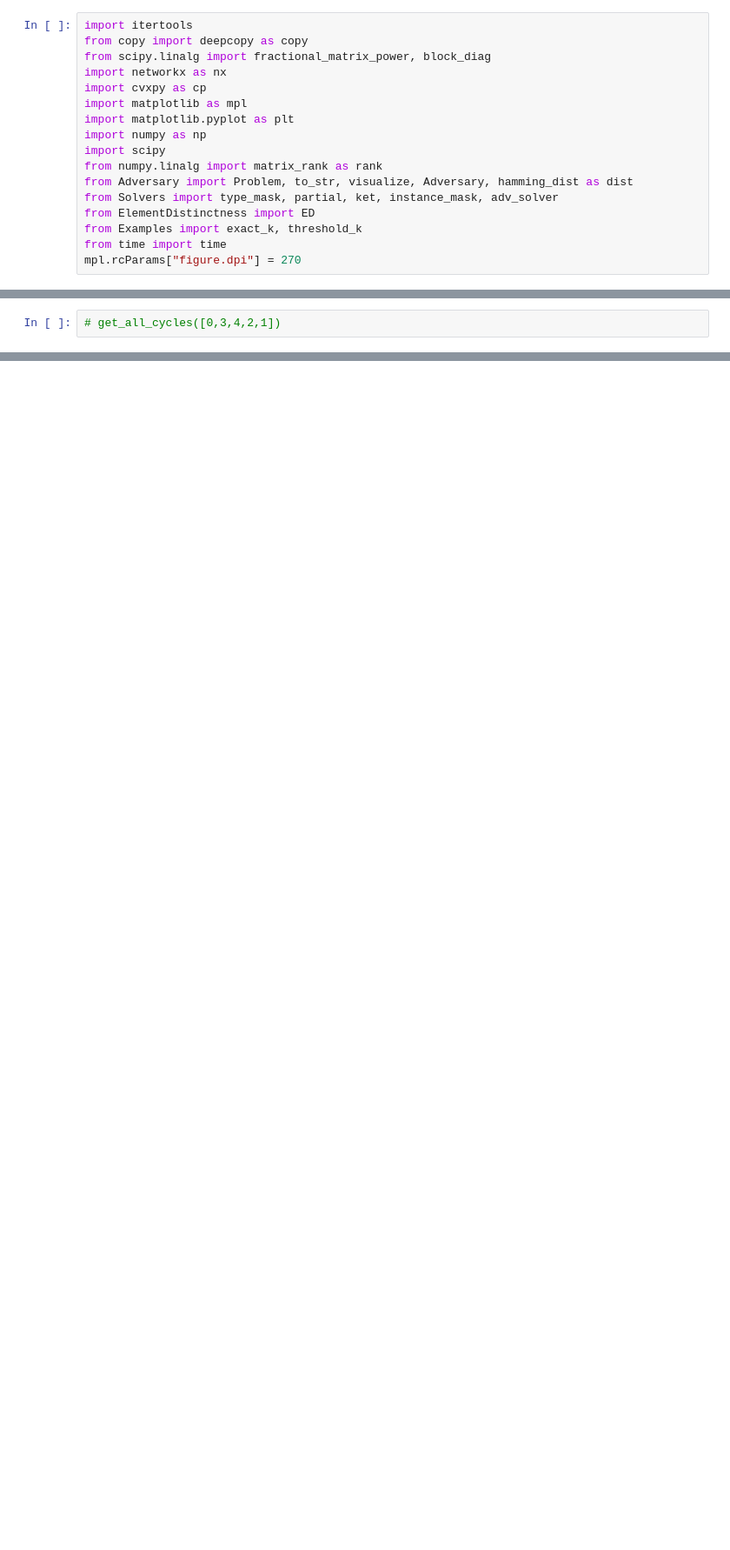
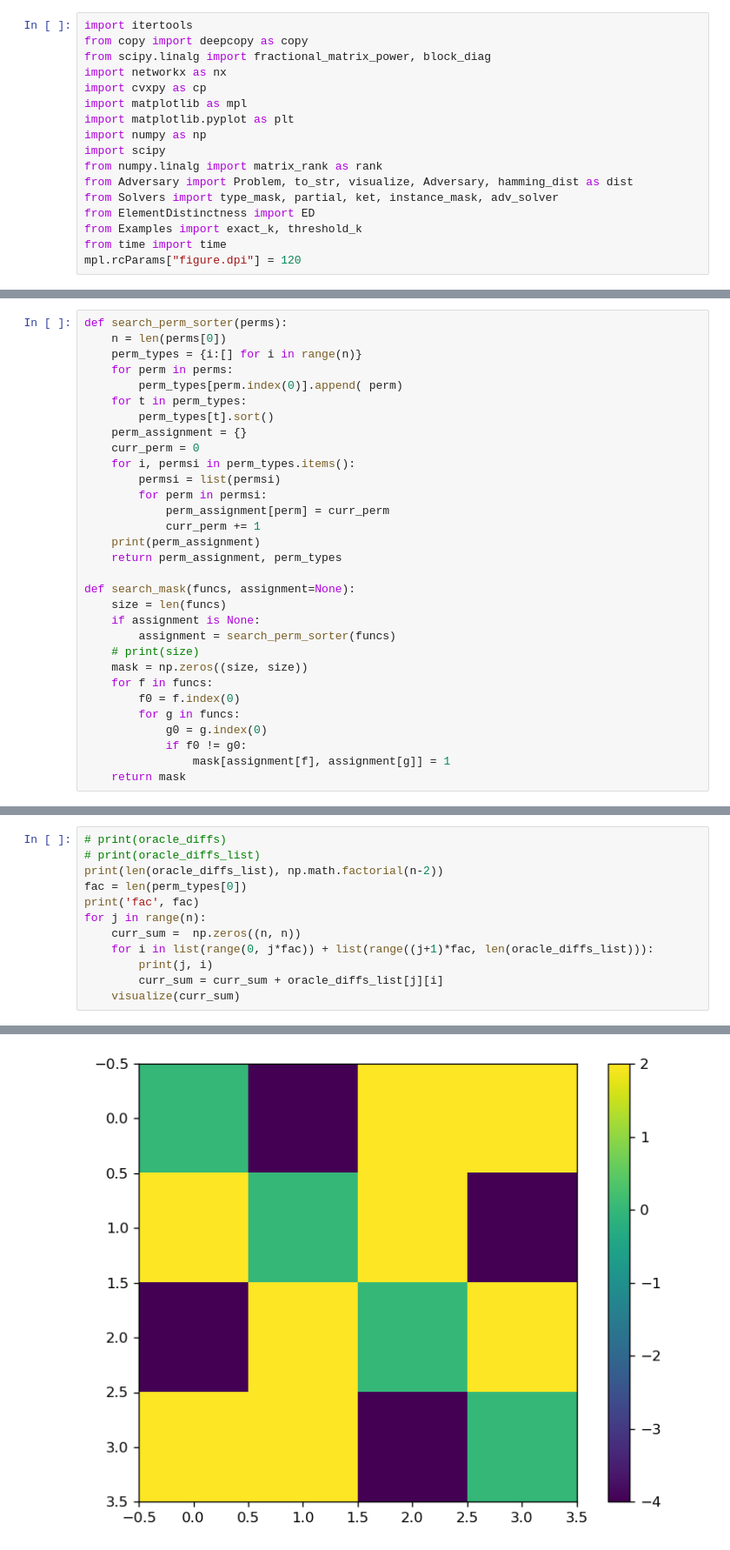
Before and after one commit to blake-holman/ED_Adversaries, a Jupyter notebook: Relative.ipynb, the cells around one changed output, grey strips where cells are left out. Shown: that part at 87% size. Cells and saved outputs as stored; diff of their text form; blank space fills up the shorter version.

```diff
--- a/Relative.ipynb
+++ b/Relative.ipynb
@@ -14,5 +14,5 @@ from Solvers import type_mask, partial, ket, instance_mask, adv_solver
 from ElementDistinctness import ED
 from Examples import exact_k, threshold_k
 from time import time
-mpl.rcParams["figure.dpi"] = 270
+mpl.rcParams["figure.dpi"] = 120
 # %%
@@ -269,5 +306,34 @@ def to_adversary_mat(Lambda, mu):
 
     return G
 # %%
-# get_all_cycles([0,3,4,2,1])
+def search_perm_sorter(perms):
+    n = len(perms[0])
+    perm_types = {i:[] for i in range(n)}
+    for perm in perms:
+        perm_types[perm.index(0)].append( perm)
+    for t in perm_types:
+        perm_types[t].sort()
+    perm_assignment = {}
+    curr_perm = 0
+    for i, permsi in perm_types.items():
+        permsi = list(permsi)
+        for perm in permsi:
+            perm_assignment[perm] = curr_perm
+            curr_perm += 1
+    print(perm_assignment)
+    return perm_assignment, perm_types
+
+def search_mask(funcs, assignment=None):
+    size = len(funcs)
+    if assignment is None:
+        assignment = search_perm_sorter(funcs)
+    # print(size)
+    mask = np.zeros((size, size))
+    for f in funcs:
+        f0 = f.index(0)
+        for g in funcs:
+            g0 = g.index(0)
+            if f0 != g0:
+                mask[assignment[f], assignment[g]] = 1
+    return mask
 # %%
@@ -445,0 +456,13 @@ SyntaxError: invalid syntax (1324326215.py, line 4)
+# %%
+# print(oracle_diffs)
+# print(oracle_diffs_list)
+print(len(oracle_diffs_list), np.math.factorial(n-2))
+fac = len(perm_types[0])
+print('fac', fac)
+for j in range(n):
+    curr_sum =  np.zeros((n, n))
+    for i in list(range(0, j*fac)) + list(range((j+1)*fac, len(oracle_diffs_list))):
+        print(j, i)
+        curr_sum = curr_sum + oracle_diffs_list[j][i]
+    visualize(curr_sum)
+# %% [output]
@@ -445,0 +477 @@ SyntaxError: invalid syntax (1324326215.py, line 4)
+[figure, added]
```
Also changed, not shown: parts of 8 cells of this notebook, 1 other file.
